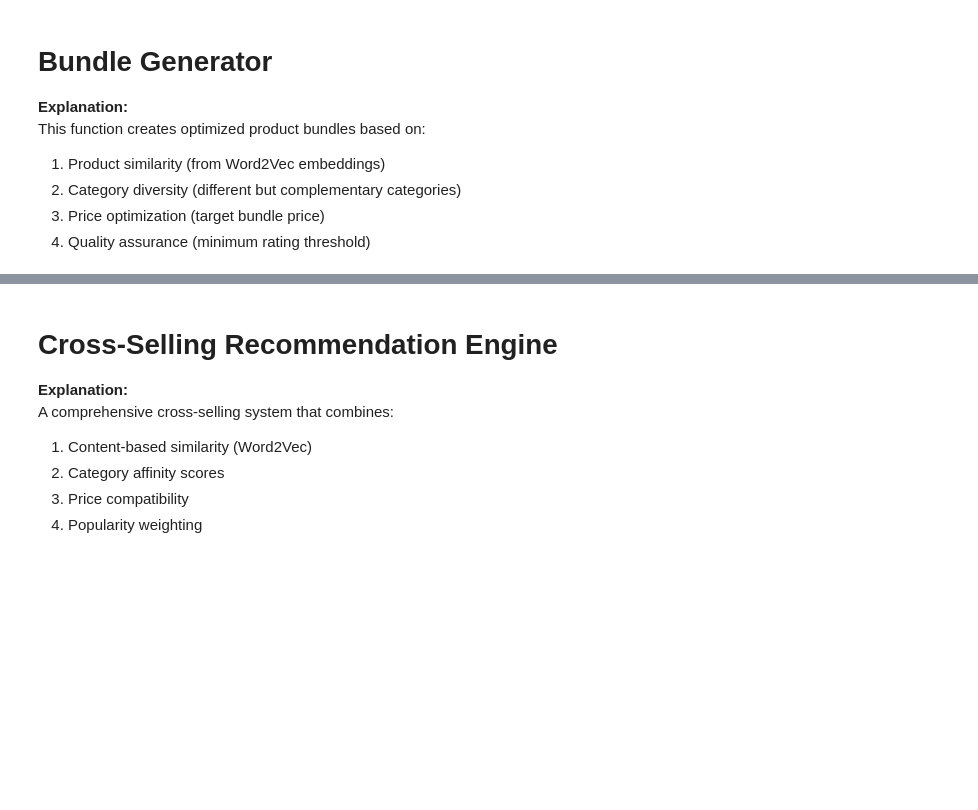
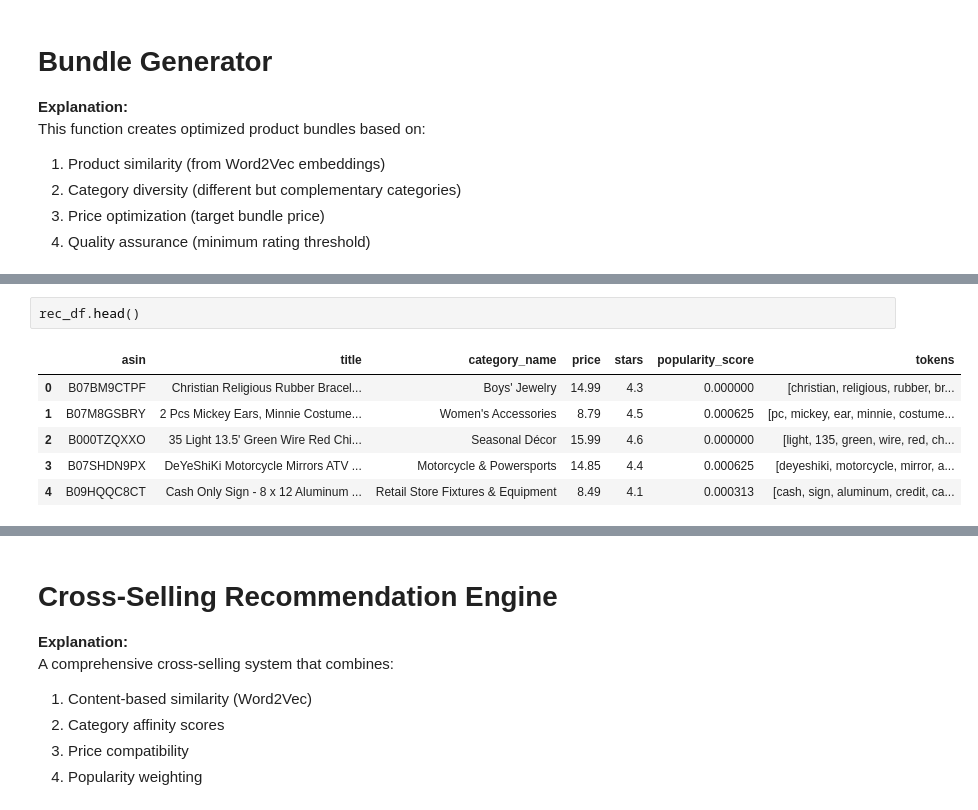
Before and after one commit to amirawael1/MineCart_DM, a Jupyter notebook: notebooks/bundle_recommendation_solution.ipynb, the cells around one changed output, grey strips where cells are left out. Cells and saved outputs as stored; diff of their text form; blank space fills up the shorter version.

```diff
--- a/notebooks/bundle_recommendation_solution.ipynb
+++ b/notebooks/bundle_recommendation_solution.ipynb
@@ -697,0 +980,9 @@ for _ in range(3):
+# %%
+rec_df.head()
+# %% [output]
+|  | asin | title | category_name | price | stars | popularity_score | tokens |
+| 0 | B07BM9CTPF | Christian Religious Rubber Bracel... | Boys' Jewelry | 14.99 | 4.3 | 0.000000 | [christian, religious, rubber, br... |
+| 1 | B07M8GSBRY | 2 Pcs Mickey Ears, Minnie Costume... | Women's Accessories | 8.79 | 4.5 | 0.000625 | [pc, mickey, ear, minnie, costume... |
+| 2 | B000TZQXXO | 35 Light 13.5' Green Wire Red Chi... | Seasonal Décor | 15.99 | 4.6 | 0.000000 | [light, 135, green, wire, red, ch... |
+| 3 | B07SHDN9PX | DeYeShiKi Motorcycle Mirrors ATV ... | Motorcycle & Powersports | 14.85 | 4.4 | 0.000625 | [deyeshiki, motorcycle, mirror, a... |
+| 4 | B09HQQC8CT | Cash Only Sign - 8 x 12 Aluminum ... | Retail Store Fixtures & Equipment | 8.49 | 4.1 | 0.000313 | [cash, sign, aluminum, credit, ca... |
```
Also changed, not shown: parts of 27 cells of this notebook.
